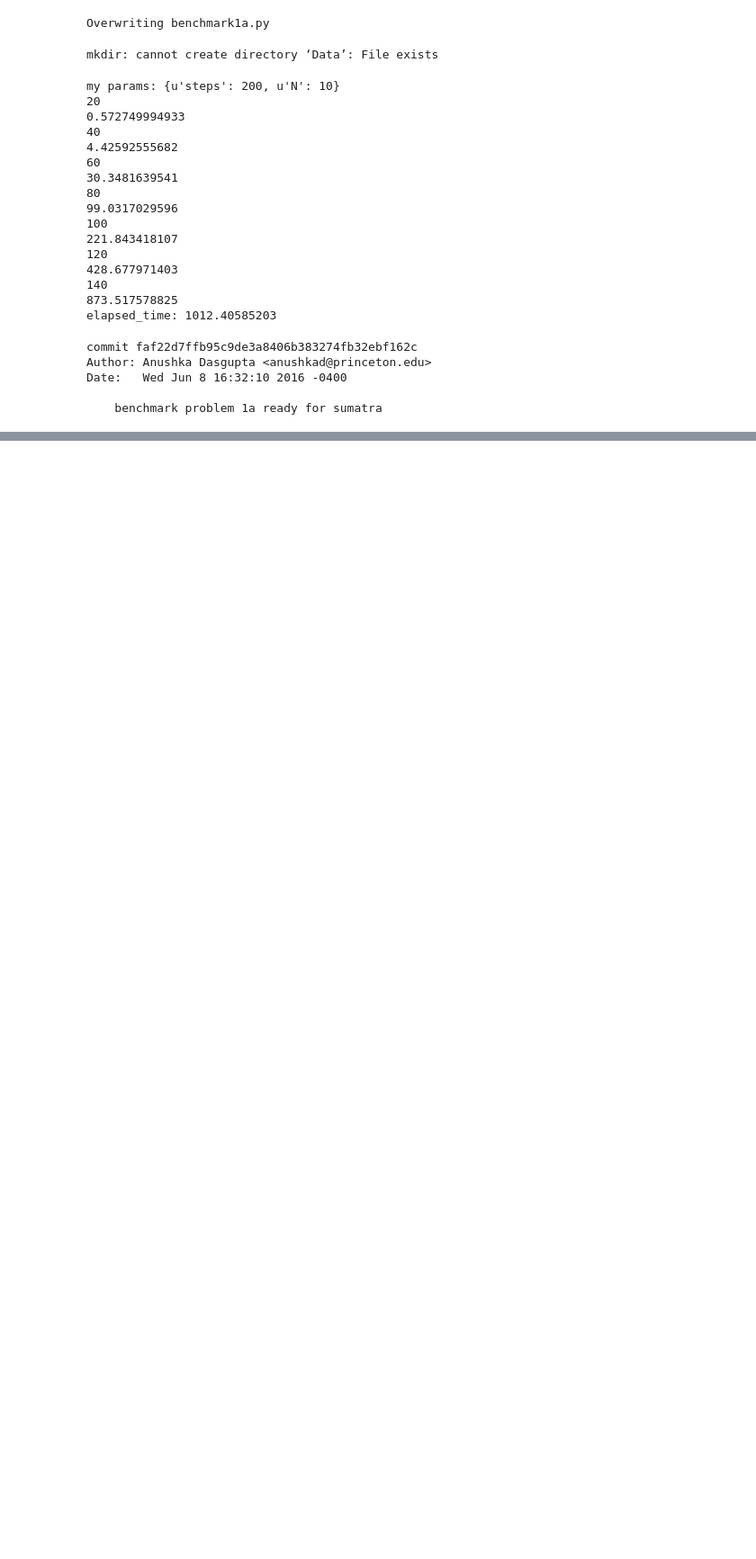
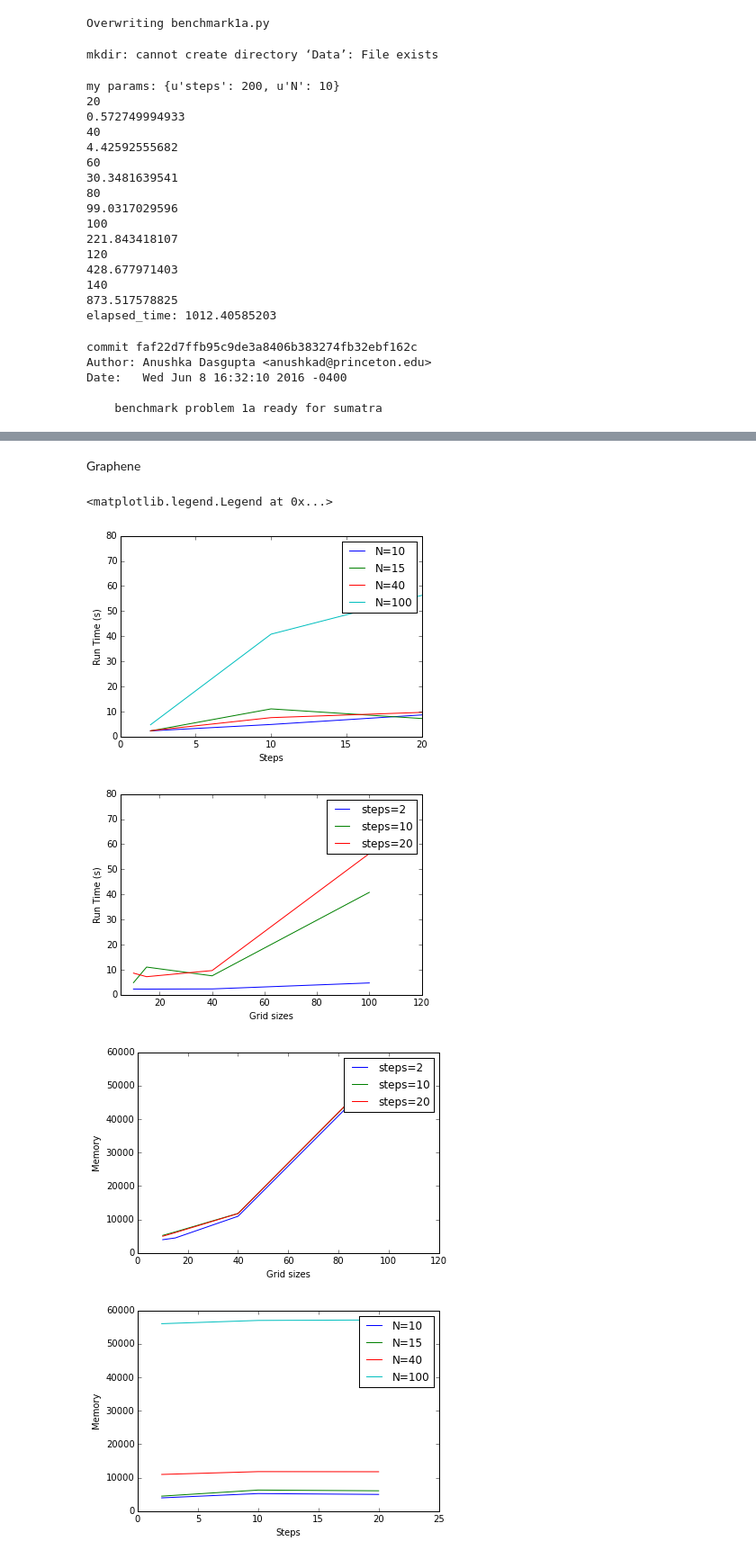
Before and after one commit to evgenjevich/Enemies-of-mine, a Jupyter notebook: Fixing_Anushkas_Life.ipynb, the cells around one changed output, grey strips where cells are left out. Shown: that part at 90% size. Cells and saved outputs as stored; diff of their text form; code cells hidden in the pictures; blank space fills up the shorter version.

```diff
--- a/Fixing_Anushkas_Life.ipynb
+++ b/Fixing_Anushkas_Life.ipynb
@@ -171,0 +292,14 @@ Date:   Wed Jun 8 16:32:10 2016 -0400
+# %%
+import numpy as np
+import os
+num = 0
+memoryArray = np.array([])
+for num in range(len(df.index)):
+    memName = df['output_data'][num][len(df['output_data'][num])-1]['path']
+    memlocation = df['datastore'][num]['parameters']['root']
+    pool = os.path.join(memlocation, memName)
+    memdata = np.loadtxt(pool)
+    memoryArray = np.append(memoryArray, memdata)
+    print memoryArray
+    print ' '
+    print num
@@ -171,0 +324,4 @@ Date:   Wed Jun 8 16:32:10 2016 -0400
+# %%
+df['memory']=memoryArray
+columns.append('memory')
+df[columns]
@@ -171,0 +393,58 @@ Date:   Wed Jun 8 16:32:10 2016 -0400
+# %% [markdown]
+Graphene
+# %%
+import matplotlib.pyplot as plt
+
+#The first graph is plotting all the points
+ax = df_N10.plot('steps', 'duration', kind='line', label='N={0}'.format(df_N10.N.iat[0]))
+df_N15.plot('steps', 'duration', kind='line', ylim=0, ax=ax, label='N={0}'.format(df_N15.N.iat[0]))
+# df_N20.plot('N', 'duration', kind='scatter', marker='o', s=10, ylim=0, ax=ax, label='N={0}'.format(df_N20.N.iat[0]))
+# df_N30.plot('N', 'duration', kind='scatter', s=10, ylim=0, ax=ax, label='N={0}'.format(df_N30.N.iat[0]))
+df_N40.plot('steps', 'duration', kind='line', ylim=0, ax=ax, label='N={0}'.format(df_N40.N.iat[0]))
+df_N100.plot('steps', 'duration', kind='line', ax=ax,label='N={0}'.format(df_N100.N.iat[0]))
+
+ax.set_xlim([0,20])
+ax.set_ylim([0,80])
+plt.ylabel('Run Time (s)')
+plt.xlabel('Steps')
+plt.legend()
+
+#The second graph create lines for each steps size to see the evolution of
+# run duration with increasing grid sizes for the various step sizes
+stepGraph = df_s2.plot('N', 'duration', kind='line', ylim=0, label='steps={0}'.format(df_s2.steps.iat[0]))
+df_s10.plot('N', 'duration', kind='line', ylim=0, ax=stepGraph, label='steps={0}'.format(df_s10.steps.iat[0]))
+df_s20.plot('N', 'duration', kind='line', ylim=0, ax=stepGraph, label='steps={0}'.format(df_s20.steps.iat[0]))
+
+stepGraph.set_xlim([5,120])
+stepGraph.set_ylim([0,80])
+plt.ylabel('Run Time (s)')
+plt.xlabel('Grid sizes')
+plt.legend()
+
+
+#MEMORY vs GRID SIZE Graphs
+memoryGraph = df_s2.plot('N', 'memory', kind='line', ylim=0, label='steps={0}'.format(df_s2.steps.iat[0]))
+df_s10.plot('N', 'memory', kind='line', ylim=0, ax=memoryGraph, label='steps={0}'.format(df_s10.steps.iat[0]))
+df_s20.plot('N', 'memory', kind='line', ylim=0, ax=memoryGraph, label='steps={0}'.format(df_s20.steps.iat[0]))
+plt.ylabel('Memory')
+plt.xlabel('Grid sizes')
+memoryGraph.set_xlim([0,120])
+memoryGraph.set_ylim([0,60000])
+plt.legend()
+
+#MEMORY vs STEPS
+memSteps = df_N10.plot('steps', 'memory', kind='line', label='N={0}'.format(df_N10.N.iat[0]))
+df_N15.plot('steps', 'memory', kind='line', ylim=0, ax=memSteps, label='N={0}'.format(df_N15.N.iat[0]))
+df_N40.plot('steps', 'memory', kind='line', ylim=0, ax=memSteps, label='N={0}'.format(df_N40.N.iat[0]))
+df_N100.plot('steps', 'memory', kind='line', ax=memSteps,label='N={0}'.format(df_N100.N.iat[0]))
+plt.ylabel('Memory')
+plt.xlabel('Steps')
+memSteps.set_xlim([0,25])
+memSteps.set_ylim([0,60000])
+plt.legend()
+# %% [output]
+<matplotlib.legend.Legend at 0x...>
+[figure, added]
+[figure, added]
+[figure, added]
+[figure, added]
```
Also changed, not shown: parts of 16 cells of this notebook, 6 other files.
